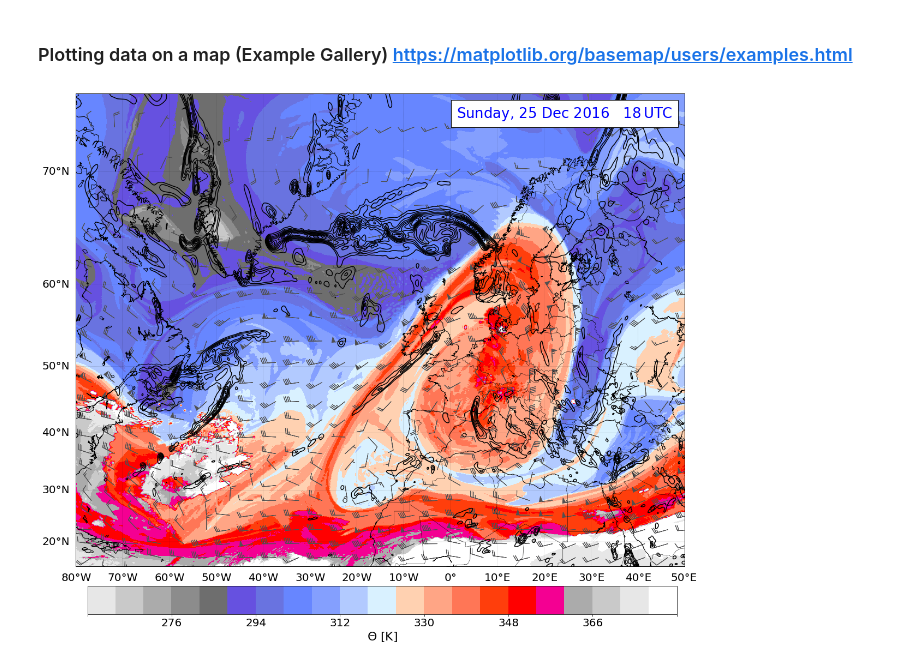
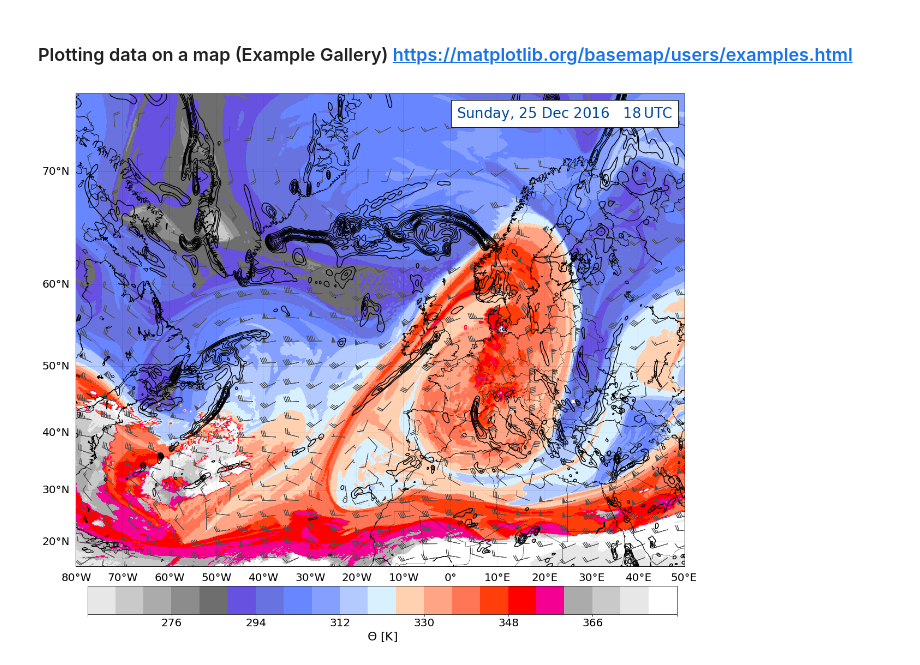
Before and after one commit to franzihe/Python_Masterthesis, a Jupyter notebook: Dyn_TropPause.ipynb, the cells around one changed output. Saved outputs shown, nothing was run; the diff lists cells and outputs as text; code cells hidden in the pictures.

Commit message:
change of date color in plot

```diff
--- a/Dyn_TropPause.ipynb
+++ b/Dyn_TropPause.ipynb
@@ -35,6 +35,9 @@ time = '18'
 # %%
 ### define colors for colorbar
 champ = 255
+blue = np.array([1,74,159])/champ           # for the date
+
+
 no1 = np.array([231,231,231])/champ
 no2 = np.array([201,201,201])/champ
 no3 = np.array([171,171,171])/champ
@@ -202,32 +205,32 @@ cbar.ax.set_xticklabels(['','276', '294', '312', '330', '348', '366', ''])  # ho
 
 cbar.ax.tick_params(labelsize=20)
 #cbar.ax.set_aspect(50)
 
 
 ### Add Textbox
 ax.text(0.98,0.94, '%s, %s %s %s   %s$\,$UTC' %(calday, day, calmon, year, time),
        verticalalignment = 'bottom',  horizontalalignment='right',
        transform = ax.transAxes,
-       color ='blue', fontsize=26,
+       color =blue, fontsize=26,
        bbox={'facecolor':'white','alpha':1., 'pad':10})
 
 
 ### Title
 #fig.suptitle('Dynamic Tropopause Map at 2 PVU', fontsize=16, fontweight='bold')
 #ax.set_title('wind barbs (m$\,$s$^{-1}$), \n \
 #potential temperature (K, shaded according to colorbar), \n \
 #925-850$\,$hPa layer-averaged cyclonic relative vorticity (black contours, every 0.5 x 10$^{-4}$$\,$s$^{-1}$) \n', \
 #            fontsize=13)
 
 
 
 ### Save
 plt.savefig('../synoptic_figs/DynTropo/%s%s%s_%s.png' % (year, mon, day,time))
 ## with header
 #plt.savefig('../synoptic_figs/DynTropo/%s%s%s_%s_header.png' % (year, mon, day,time))
 #plt.savefig('dyn_tropo.png')     # Set the output file name
 
 plt.show()
 plt.close()
 # %% [output]
-[figure, old version]
+[figure, new version]
```
Also changed, not shown: 4 other files.
